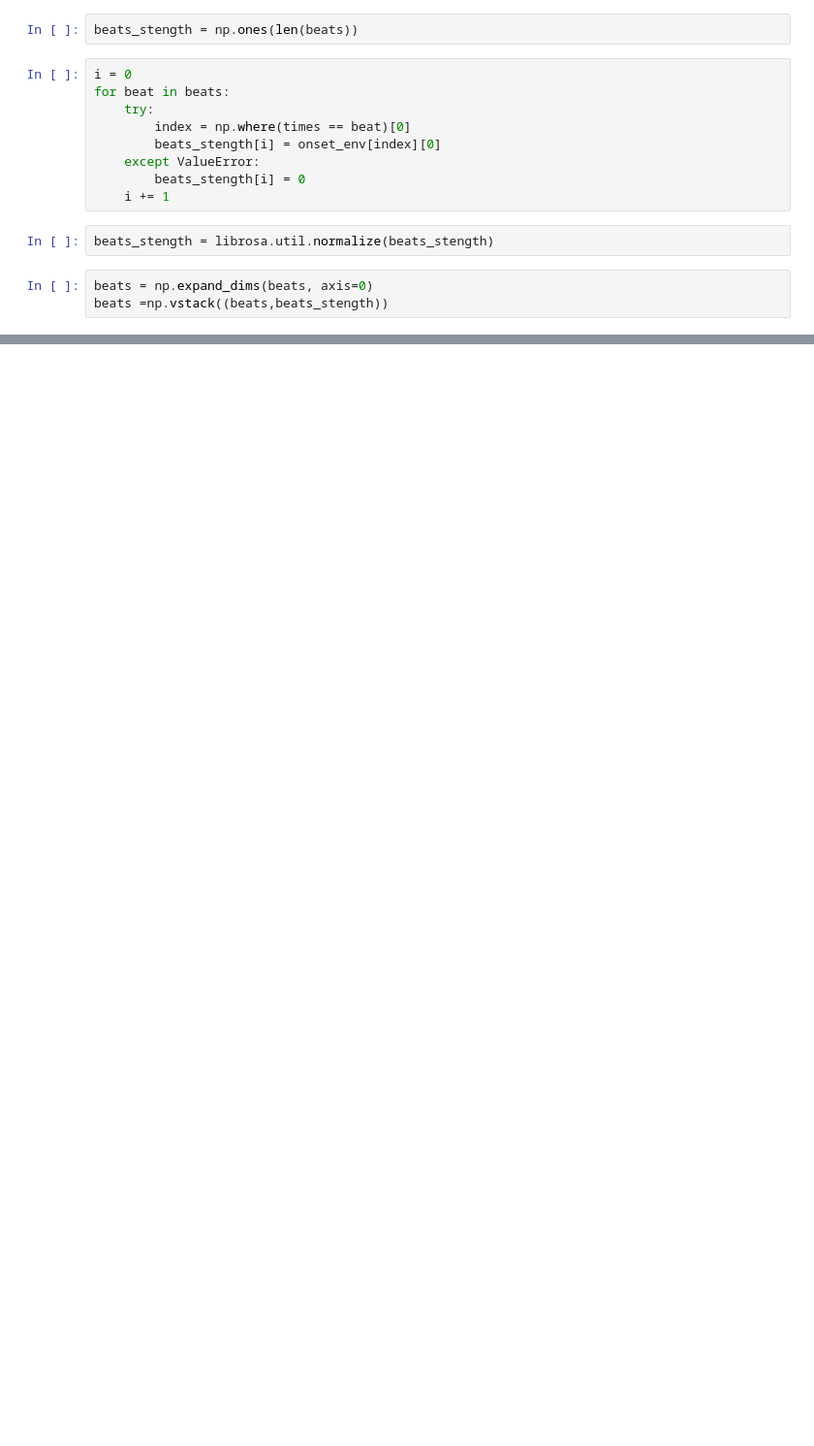
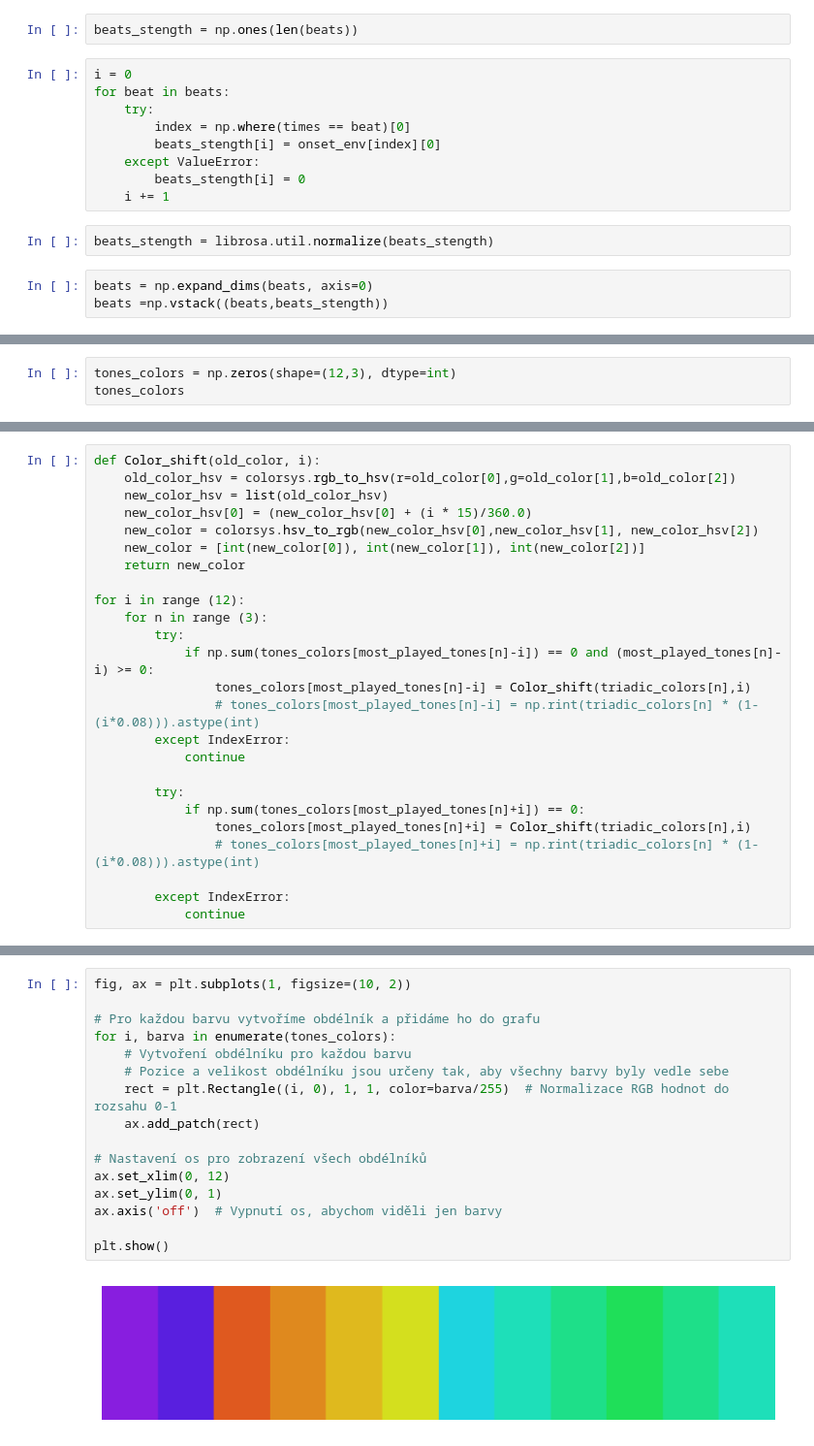
Before and after one commit to VikinnCz/Diplomova_prace_reseni, a Jupyter notebook: testing.ipynb, the cells around one changed output, grey strips where cells are left out. Shown at 97% size. Saved outputs shown, nothing was run; the diff lists cells and outputs as text; blank space fills up the shorter version.

```diff
--- a/testing.ipynb
+++ b/testing.ipynb
@@ -49,0 +161,3 @@ TypeError: 'Axes' object is not subscriptable
+# %%
+tones_colors = np.zeros(shape=(12,3), dtype=int)
+tones_colors
@@ -49,0 +195,25 @@ TypeError: 'Axes' object is not subscriptable
+# %%
+def Color_shift(old_color, i):
+    old_color_hsv = colorsys.rgb_to_hsv(r=old_color[0],g=old_color[1],b=old_color[2])
+    new_color_hsv = list(old_color_hsv)
+    new_color_hsv[0] = (new_color_hsv[0] + (i * 15)/360.0)
+    new_color = colorsys.hsv_to_rgb(new_color_hsv[0],new_color_hsv[1], new_color_hsv[2])
+    new_color = [int(new_color[0]), int(new_color[1]), int(new_color[2])]
+    return new_color
+
+for i in range (12):
+    for n in range (3):
+        try:
+            if np.sum(tones_colors[most_played_tones[n]-i]) == 0 and (most_played_tones[n]-i) >= 0:
+                tones_colors[most_played_tones[n]-i] = Color_shift(triadic_colors[n],i)
+                # tones_colors[most_played_tones[n]-i] = np.rint(triadic_colors[n] * (1-(i*0.08))).astype(int)
+        except IndexError:
+            continue
+
+        try:
+            if np.sum(tones_colors[most_played_tones[n]+i]) == 0:
+                tones_colors[most_played_tones[n]+i] = Color_shift(triadic_colors[n],i)
+                # tones_colors[most_played_tones[n]+i] = np.rint(triadic_colors[n] * (1-(i*0.08))).astype(int)
+
+        except IndexError:
+            continue
@@ -49,0 +235,18 @@ TypeError: 'Axes' object is not subscriptable
+# %%
+fig, ax = plt.subplots(1, figsize=(10, 2))
+
+# Pro každou barvu vytvoříme obdélník a přidáme ho do grafu
+for i, barva in enumerate(tones_colors):
+    # Vytvoření obdélníku pro každou barvu
+    # Pozice a velikost obdélníku jsou určeny tak, aby všechny barvy byly vedle sebe
+    rect = plt.Rectangle((i, 0), 1, 1, color=barva/255)  # Normalizace RGB hodnot do rozsahu 0-1
+    ax.add_patch(rect)
+
+# Nastavení os pro zobrazení všech obdélníků
+ax.set_xlim(0, 12)
+ax.set_ylim(0, 1)
+ax.axis('off')  # Vypnutí os, abychom viděli jen barvy
+
+plt.show()
+# %% [output]
+[figure, added]
```
Also changed, not shown: parts of 17 cells of this notebook, 3 other files.
